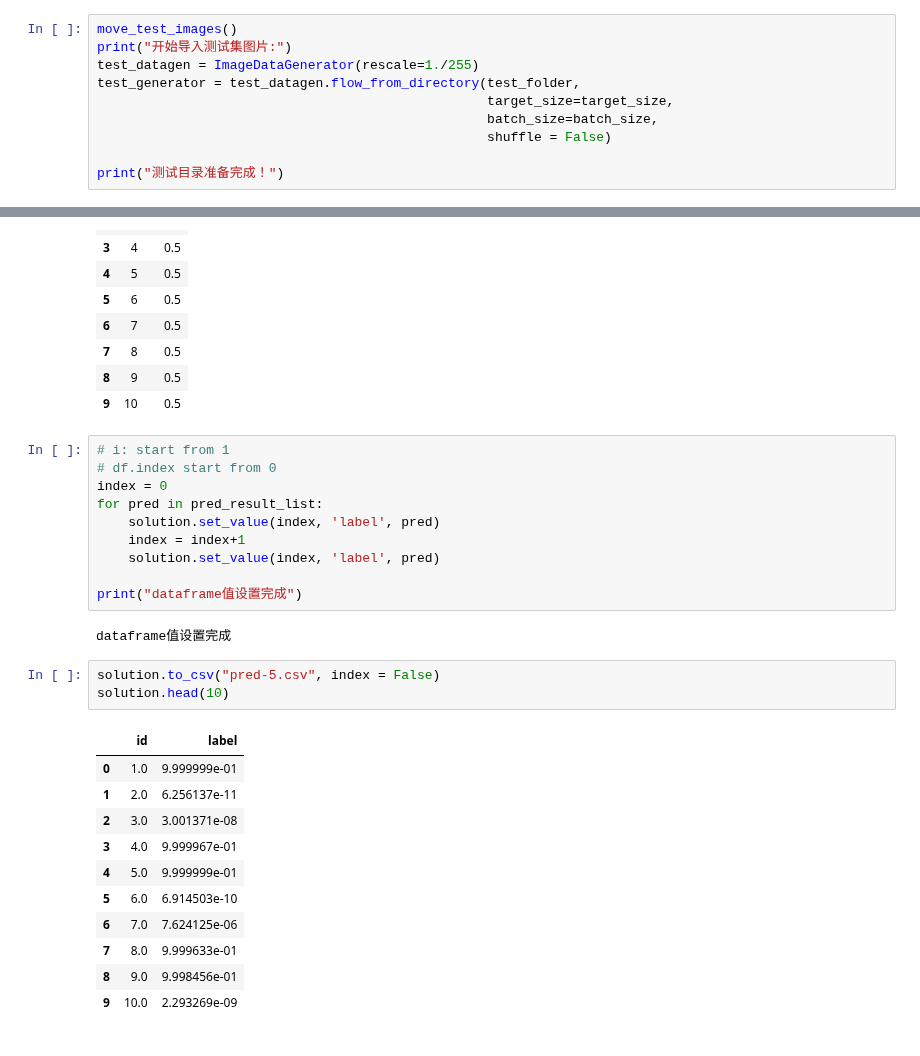
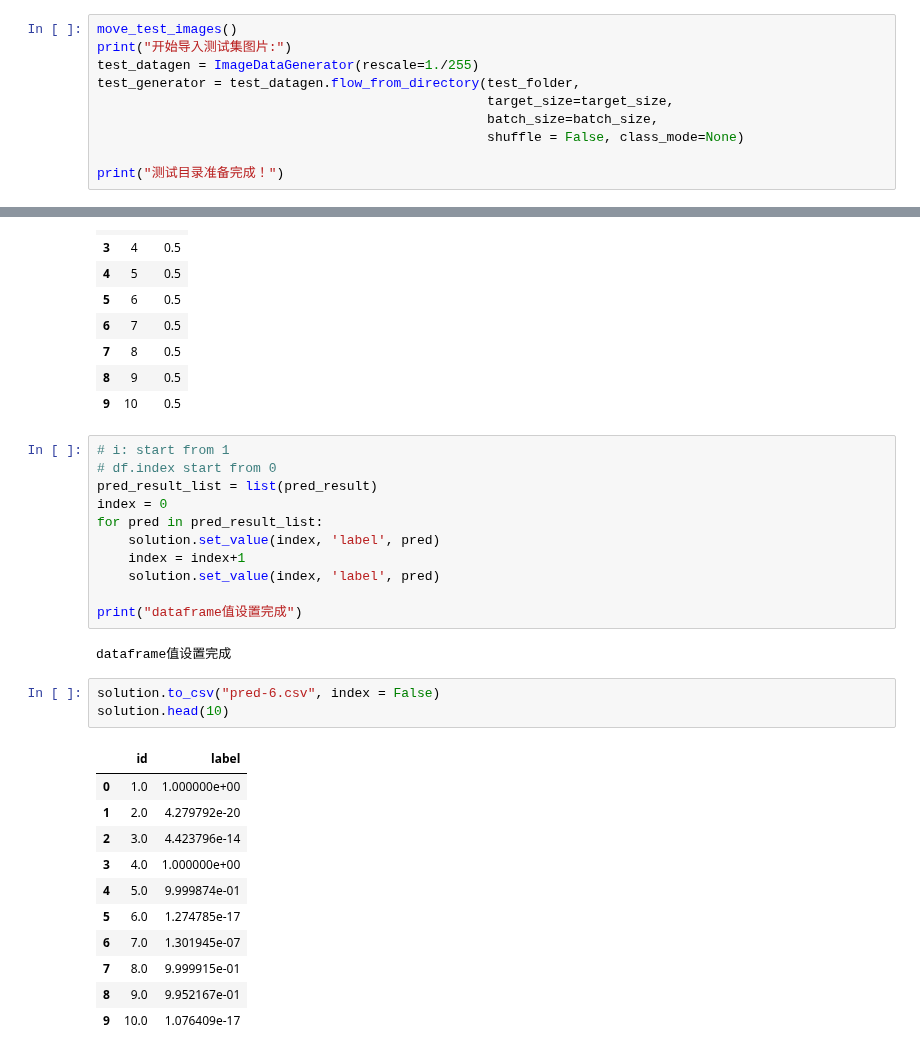
Before and after one commit to sunrise2075/cat_vs_dog_cnn, a Jupyter notebook: cat_vs_dog_model_training.ipynb, the cells around one changed output, grey strips where cells are left out. Cells and saved outputs as stored; diff of their text form.

Commit message:
pred-6.csv created

```diff
--- a/cat_vs_dog_model_training.ipynb
+++ b/cat_vs_dog_model_training.ipynb
@@ -243,7 +249,7 @@ test_datagen = ImageDataGenerator(rescale=1./255)
 test_generator = test_datagen.flow_from_directory(test_folder,
                                                   target_size=target_size,
                                                   batch_size=batch_size,
-                                                  shuffle = False)
+                                                  shuffle = False, class_mode=None)
 
 print("测试目录准备完成！")
 # %% [output]
@@ -285,6 +293,7 @@ solution.head(10)
 # %%
 # i: start from 1
 # df.index start from 0
+pred_result_list = list(pred_result)
 index = 0
 for pred in pred_result_list:
     solution.set_value(index, 'label', pred)
@@ -295,17 +304,17 @@ print("dataframe值设置完成")
 # %% [output]
 dataframe值设置完成
 # %%
-solution.to_csv("pred-5.csv", index = False)
+solution.to_csv("pred-6.csv", index = False)
 solution.head(10)
 # %% [output]
 |  | id | label |
-| 0 | 1.0 | 9.999999e-01 |
-| 1 | 2.0 | 6.256137e-11 |
-| 2 | 3.0 | 3.001371e-08 |
-| 3 | 4.0 | 9.999967e-01 |
-| 4 | 5.0 | 9.999999e-01 |
-| 5 | 6.0 | 6.914503e-10 |
-| 6 | 7.0 | 7.624125e-06 |
-| 7 | 8.0 | 9.999633e-01 |
-| 8 | 9.0 | 9.998456e-01 |
-| 9 | 10.0 | 2.293269e-09 |
+| 0 | 1.0 | 1.000000e+00 |
+| 1 | 2.0 | 4.279792e-20 |
+| 2 | 3.0 | 4.423796e-14 |
+| 3 | 4.0 | 1.000000e+00 |
+| 4 | 5.0 | 9.999874e-01 |
+| 5 | 6.0 | 1.274785e-17 |
+| 6 | 7.0 | 1.301945e-07 |
+| 7 | 8.0 | 9.999915e-01 |
+| 8 | 9.0 | 9.952167e-01 |
+| 9 | 10.0 | 1.076409e-17 |
```
Also changed, not shown: parts of 6 cells of this notebook, 2 other files.
